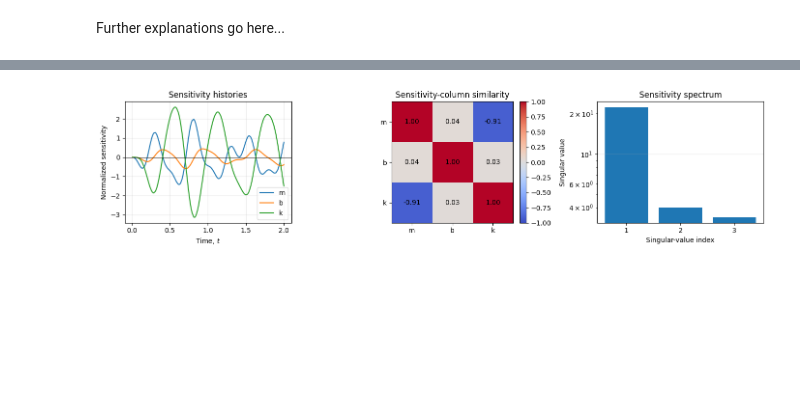
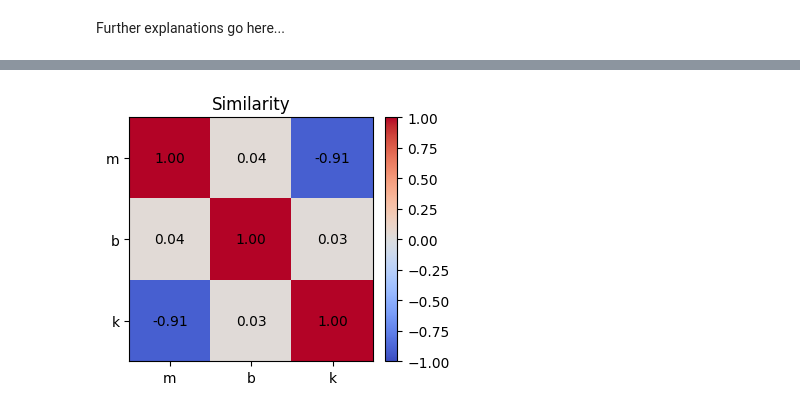
Before and after one commit to alphaville/EstimationTheoryNotebooks, a Jupyter notebook: 5_neural/2_pinn.ipynb, the cells around one changed output, grey strips where cells are left out. Cells and saved outputs as stored; diff of their text form; code cells hidden in the pictures; blank space fills up the shorter version.

```diff
--- a/5_neural/2_pinn.ipynb
+++ b/5_neural/2_pinn.ipynb
@@ -676,44 +601,23 @@ The weakest direction is  0.55 δ(logm) -1.00 δ(logb) +0.27 δ(logk)
-# %%
-fig, axes = plt.subplots(1, 3, figsize=(14, 3.5))
-
-for column, name in enumerate(parameter_names):
-    axes[0].plot(
-        sensitivity_times.cpu(),
-        normalized_sensitivity[:, column].cpu(),
-        label=name,
-    )
-axes[0].axhline(0.0, color="black", linewidth=0.7)
-axes[0].set(
-    xlabel="Time, $t$", ylabel="Normalized sensitivity",
-    title="Sensitivity histories",
-)
-axes[0].grid(alpha=0.25)
-axes[0].legend()
-
-image = axes[1].imshow(
-    cosine_similarity.cpu(), vmin=-1.0, vmax=1.0, cmap="coolwarm"
-)
-axes[1].set_xticks(range(3), parameter_names)
-axes[1].set_yticks(range(3), parameter_names)
-axes[1].set_title("Sensitivity-column similarity")
-for row in range(3):
-    for column in range(3):
-        axes[1].text(
-            column, row, f"{cosine_similarity[row, column].item():.2f}",
-            ha="center", va="center",
-        )
-fig.colorbar(image, ax=axes[1], fraction=0.046, pad=0.04)
-
-axes[2].bar(range(1, 4), singular_values.cpu())
-axes[2].set_yscale("log")
-axes[2].set_xticks(range(1, 4))
-axes[2].set(
-    xlabel="Singular-value index", ylabel="Singular value",
-    title="Sensitivity spectrum",
-)
-axes[2].grid(axis="y", alpha=0.25)
-
-fig.tight_layout()
-plt.show()
-# %% [output]
-[figure, removed]
+# %%
+# Cosine similarity matrix
+column_norms = torch.linalg.vector_norm(normalized_sensitivity, dim=0)
+cosine_similarity = (
+    normalized_sensitivity.T @ normalized_sensitivity
+) / torch.outer(column_norms, column_norms)
+
+plt.figure(figsize=(3.8, 3.2))
+image = plt.imshow(cosine_similarity.cpu(), vmin=-1.0, vmax=1.0, cmap="coolwarm")
+plt.xticks(range(3), parameter_names)
+plt.yticks(range(3), parameter_names)
+plt.title("Similarity")
+for row in range(3):
+    for column in range(3):
+        plt.text(
+            column, row, f"{cosine_similarity[row, column].item():.2f}",
+            ha="center", va="center",
+        )
+plt.colorbar(image, fraction=0.046, pad=0.04)
+plt.tight_layout()
+plt.show()
+# %% [output]
+[figure, added]
```
Also changed, not shown: parts of 11 cells of this notebook.
